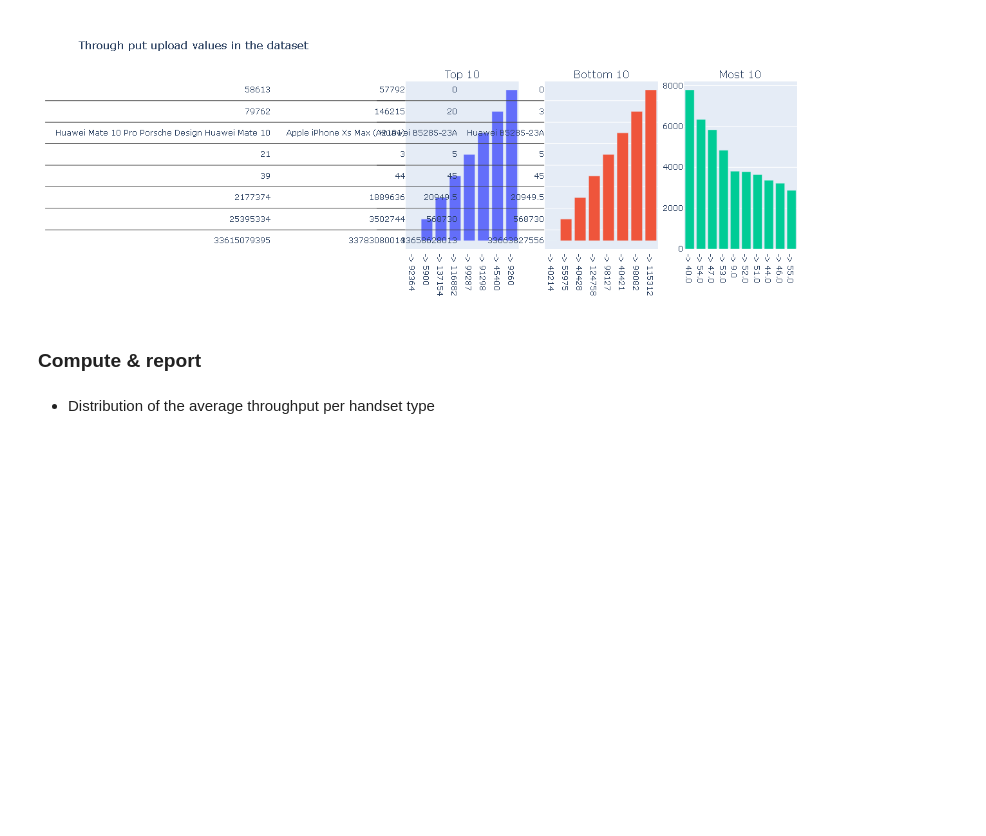
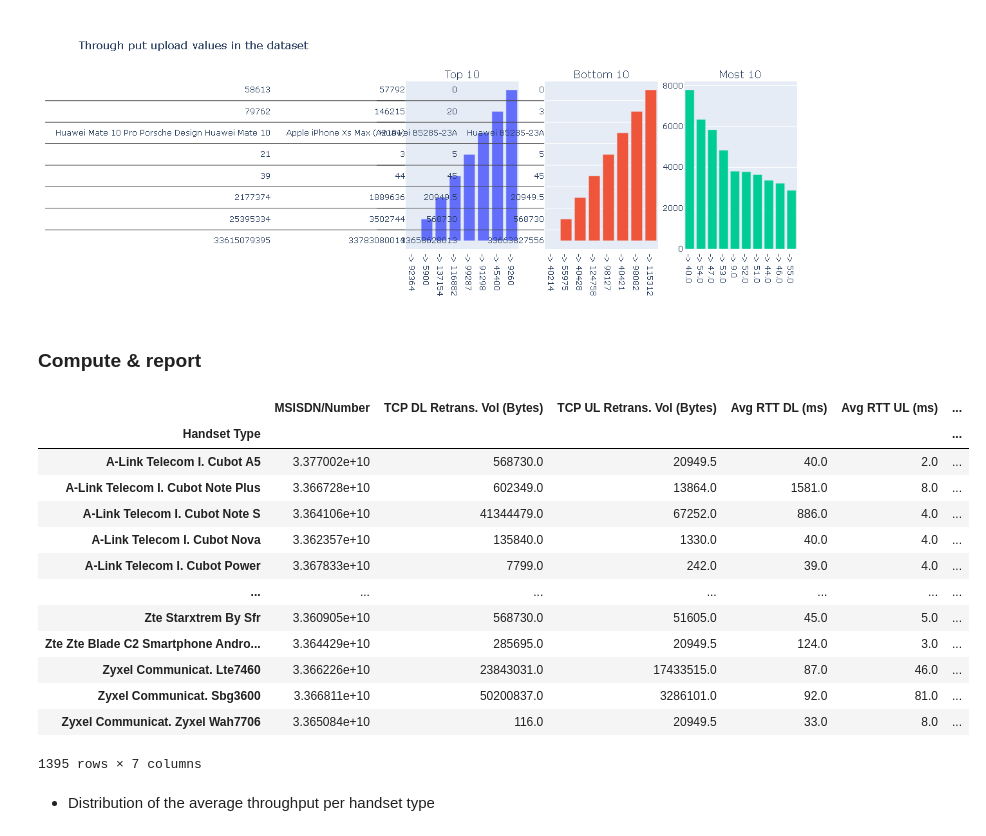
Before and after one commit to Fisseha-Estifanos/Telecom, a Jupyter notebook: notebooks/user_experience_analysis.ipynb, the cells around one changed output. Cells and saved outputs as stored; diff of their text form; code cells hidden in the pictures; blank space fills up the shorter version.

```diff
--- a/notebooks/user_experience_analysis.ipynb
+++ b/notebooks/user_experience_analysis.ipynb
@@ -249,5 +249,23 @@ Image(filename='../plots/thro_put_ul.png')
 [figure]
 # %% [markdown]
 ### Compute & report
+# %%
+handset_type_df = user_experience_df.groupby('Handset Type').mean()
+handset_type_df
+# %% [output]
+|  | MSISDN/Number | TCP DL Retrans. Vol (Bytes) | TCP UL Retrans. Vol (Bytes) | Avg RTT DL (ms) | Avg RTT UL (ms) | ... |
+| Handset Type |  |  |  |  |  | ... |
+| A-Link Telecom I. Cubot A5 | 3.377002e+10 | 568730.0 | 20949.5 | 40.0 | 2.0 | ... |
+| A-Link Telecom I. Cubot Note Plus | 3.366728e+10 | 602349.0 | 13864.0 | 1581.0 | 8.0 | ... |
+| A-Link Telecom I. Cubot Note S | 3.364106e+10 | 41344479.0 | 67252.0 | 886.0 | 4.0 | ... |
+| A-Link Telecom I. Cubot Nova | 3.362357e+10 | 135840.0 | 1330.0 | 40.0 | 4.0 | ... |
+| A-Link Telecom I. Cubot Power | 3.367833e+10 | 7799.0 | 242.0 | 39.0 | 4.0 | ... |
+| ... | ... | ... | ... | ... | ... | ... |
+| Zte Starxtrem By Sfr | 3.360905e+10 | 568730.0 | 51605.0 | 45.0 | 5.0 | ... |
+| Zte Zte Blade C2 Smartphone Andro... | 3.364429e+10 | 285695.0 | 20949.5 | 124.0 | 3.0 | ... |
+| Zyxel Communicat. Lte7460 | 3.366226e+10 | 23843031.0 | 17433515.0 | 87.0 | 46.0 | ... |
+| Zyxel Communicat. Sbg3600 | 3.366811e+10 | 50200837.0 | 3286101.0 | 92.0 | 81.0 | ... |
+| Zyxel Communicat. Zyxel Wah7706 | 3.365084e+10 | 116.0 | 20949.5 | 33.0 | 8.0 | ... |
+1395 rows × 7 columns
 # %% [markdown]
 * Distribution of the average throughput  per handset type
```
Also changed, not shown: parts of 4 cells of this notebook.
